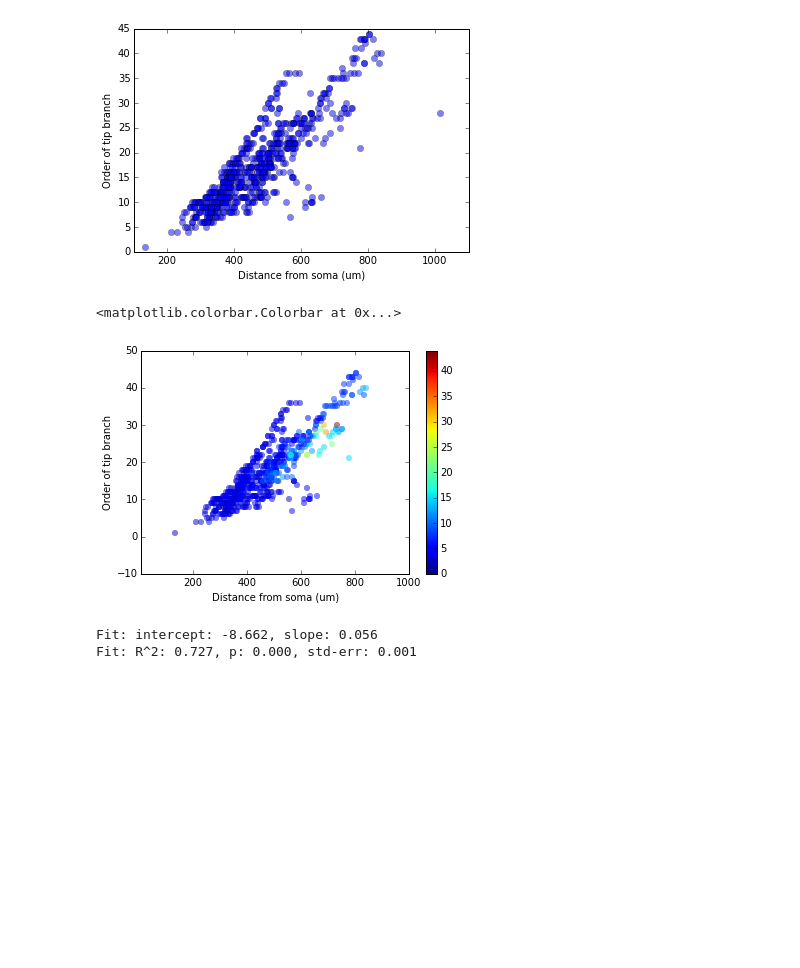
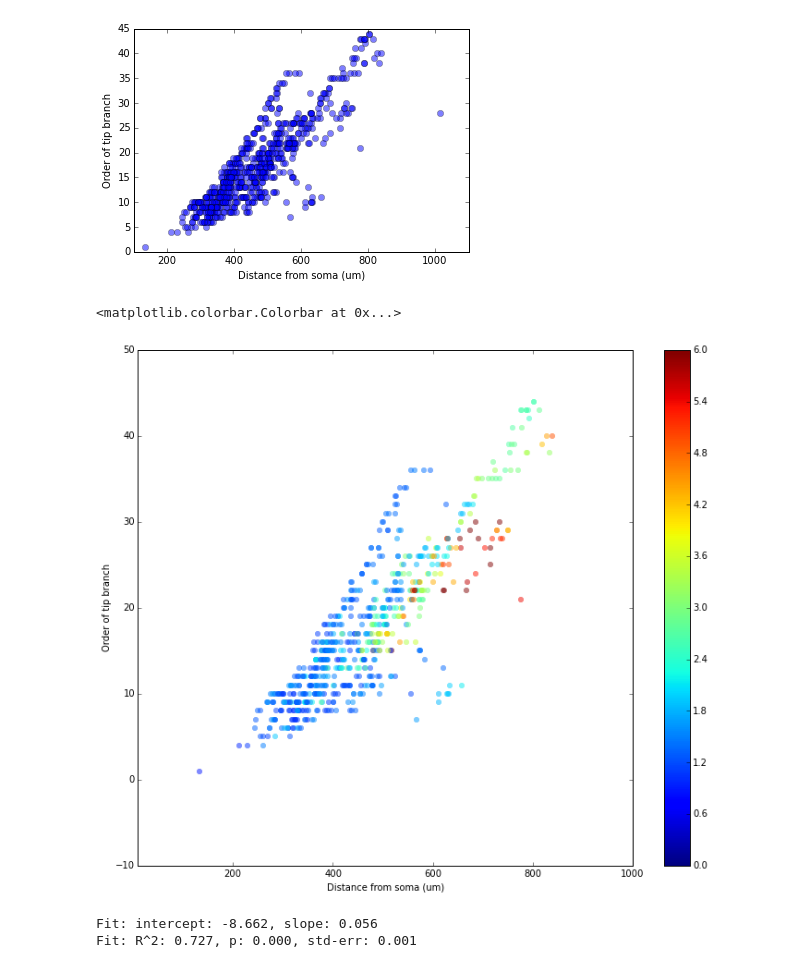
Before and after one commit to acsutt0n/Quantifying_Morphology, a Jupyter notebook: ipython-notebooks/branch-order_vs_tip-dist.ipynb, the cells around one changed output. Drawn from its saved outputs; the diff is of its cells as text; code cells hidden in the pictures; blank space fills up the shorter version.

```diff
--- a/ipython-notebooks/branch-order_vs_tip-dist.ipynb
+++ b/ipython-notebooks/branch-order_vs_tip-dist.ipynb
@@ -67,33 +67,34 @@ plt.ylabel('Order of tip branch')
 # %%
 # Jason wants to color by max tortuosity
 # Get the path tortuosity
 # euclidean distance
+plt.figure(figsize=(12,10))
 def euc(pt0, pt1):
     return np.sqrt(sum([(pt1[i]-pt0[i])**2 for i in range(3)]))
 
 somacoord = geo.soma.coordAt(0)
 tipCoords = [tipsegs[t].coordAt(tipLocs[t]) for t in range(len(tipsegs))]
 tipEucs = [euc(somacoord, tipCoords[t]) for t in range(len(tipsegs))]
 tipTorts = [tipDists[t]/tipEucs[t] for t in range(len(tipsegs))]
-maxTorts = max(tipTorts)
+maxTorts = 6 # max(tipTorts)
 tfloats = [float(i)/maxTorts for i in tipTorts]
 tcolors = plt.cm.jet(tfloats)
 cmap = plt.cm.jet # Set colormaps (the only thing matlab makes easy)
 
 # Plot it
 for t in range(len(tipsegs)):
     plt.plot(tipDists[t], tipOrders[t], 'o',
              color=tcolors[t], alpha=0.5, markeredgecolor='none')
 plt.xlabel('Distance from soma (um)')
 plt.ylabel('Order of tip branch')
 plt.xlim([10,1000])
 sc = []
 sc.append(plt.scatter([0,0], [0,0], c=[0., 1.], s=0.1,
-                      vmin=0, vmax=maxorder, cmap=cmap))
+                      vmin=0, vmax=maxTorts, cmap=cmap))
 plt.colorbar(sc[-1])
 # %% [output]
 <matplotlib.colorbar.Colorbar at 0x...>
-[figure, old version]
+[figure, new version]
 # %%
 # Regression
 import scipy.stats as stats
```
Also changed, not shown: parts of 3 cells of this notebook.
